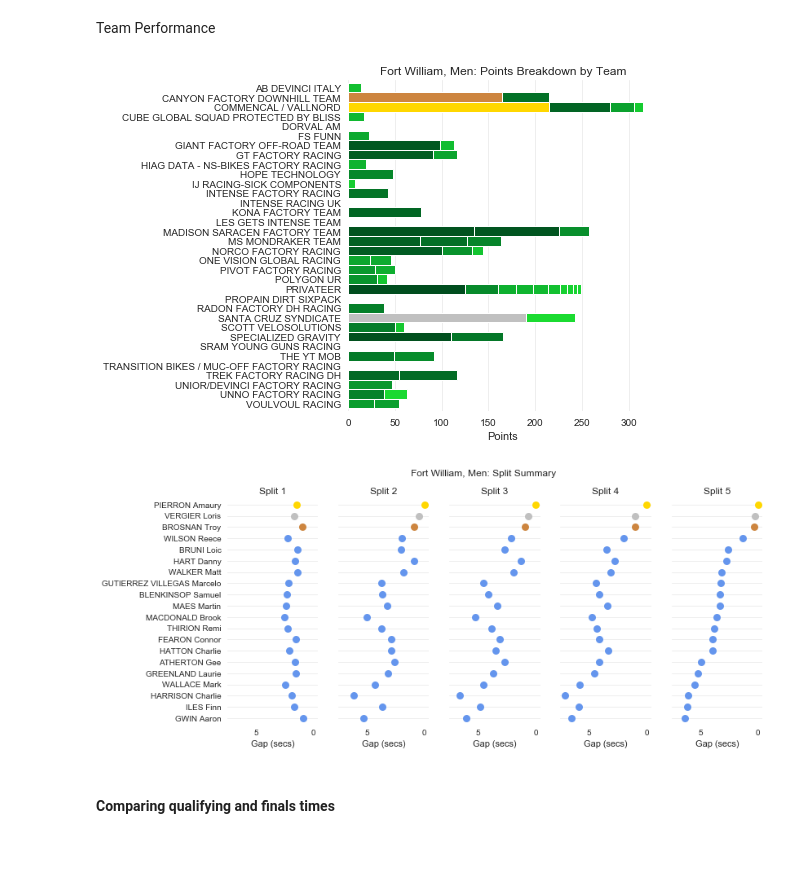
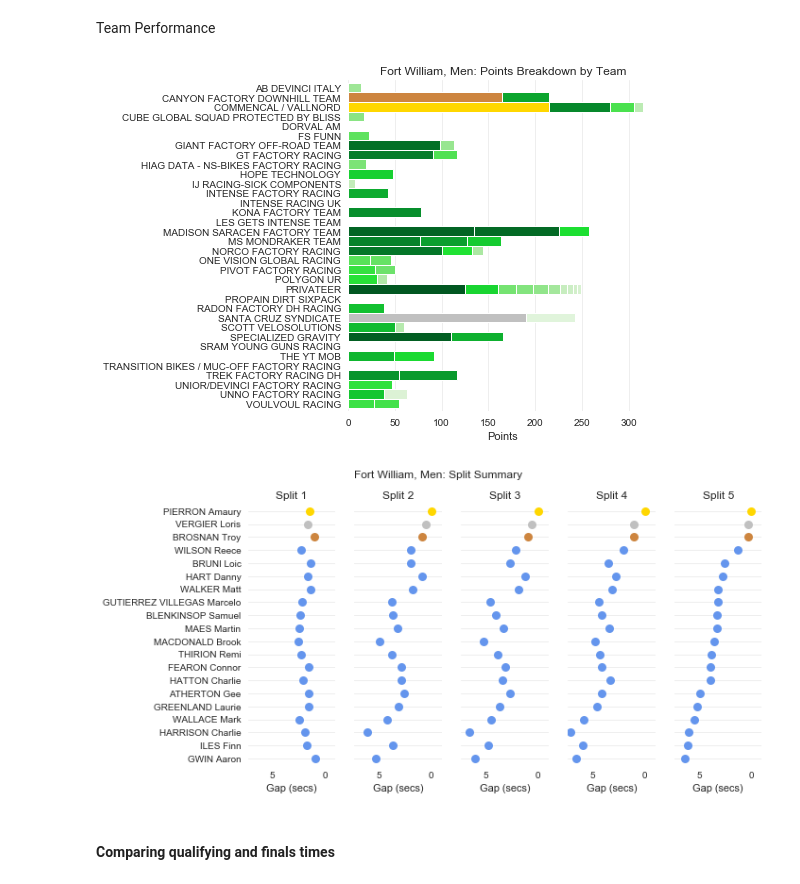
Before and after one commit to domwrap/mtbgeekstats, a Jupyter notebook: 2018/dh_race_analysis.ipynb, the cells around one changed output. Drawn from its saved outputs; the diff is of its cells as text; code cells hidden in the pictures; blank space fills up the shorter version.

```diff
--- a/2018/dh_race_analysis.ipynb
+++ b/2018/dh_race_analysis.ipynb
@@ -146,14 +147,15 @@ Within the function, a few things are calculated
 > Podium: 1st 2nd 3rd place finishers are highlighted throughout each chart by gold, silver, bronze dot respectively
 # %%
 def drawScatter( df2, col, title, timeCol=False, minX=False, maxX=False, color='cornflowerblue', xlabel='Gap (seconds)', labelPosOffsetX=0 ):
-    pltY = 3 * ( topX / 10 )
-    pltX = 2.5 * ( topX / 10 )
+    pltY = 3 * math.ceil( topX / 10 )
+    pltX = 2.5 * math.ceil( topX / 10 )+1
     plt.subplots(figsize=(pltX,pltY))
+#     plt.subplots()
 
     if False == minX:
         minX = df2[col][:topX].max()
     if False == maxX:
-        maxX = -.5
+        maxX = -1
 #         maxX = df2[col].max()# - (df2[col].min()*.1)  #-.5
 #         display( maxX )
 
@@ -198,10 +200,9 @@ def drawScatter( df2, col, title, timeCol=False, minX=False, maxX=False, color='
 # %% [markdown]
 > X-Axis: Standardised across all charts for readibility, calculated as time gap between slowest person in the included dataset and first place at the finish
 # %%
-#
-minX = math.ceil(df['split' + str(splits) + '_vs_winner'][topX-1])
+minX = math.ceil(df['split' + str(splits) + '_vs_winner'][topX-1])+1
 #     minX = math.ceil( ( df['split' + str(splits) + '_vs_winner'][topX-1] ) / 10 ) * 10
-labelPosOffsetX = ( ( .2 if topX >= 20 else 1 ) * ( math.ceil( topX / 2 / 10 ) ) )
+labelPosOffsetX = ( ( .2 if topX >= 20 else 1 ) * ( math.ceil( topX / 2 / 10 ) ) ) #if 'm' == gender else 1.5
 # %% [markdown]
 Iterate over the number of `splits` and draw two timing charts on each loop, except for the first where split and sector would be the same
 
@@ -471,16 +476,17 @@ colors = [ i.web for i in colors ]
 first = int(df2.loc[df2['rank'] == 1].index.values)
 second = int(df2.loc[df2['rank'] == 2].index.values)
 third = int(df2.loc[df2['rank'] == 3].index.values)
-if first <= topX:
+display( third )
+if first < topX:
     colors[first] = "gold"
-if second <= topX:
+if second < topX:
     colors[second] = "silver"
-if third <= topX:
+if third < topX:
     colors[third] = "peru"
 cyc = cycler('color', colors)
 mpl.rcParams['axes.prop_cycle'] = cycler(cyc)
 
-plot = sns.barplot( df2.speed[:topX], df2.name[:topX])
+plot = sns.barplot( df2.speed[:topX], df2.name[:topX] )
 plot.set( title=chart_title_prefix + ': Fastest ' + str(topX) + ' at the Speed Trap', xlabel='Speed (km/h)', ylabel='' )
 plot.set_frame_on(False)
 minX = math.floor( df2.speed[:topX].min() )
@@ -638,10 +644,10 @@ Team Performance
 # %%
 dfTeams = dfm[['name', 'UciTeamName', 'points']].copy().fillna('PRIVATEER')
 dfTeamPoints = dfTeams.pivot( index='UciTeamName', columns='name', values='points' ).fillna(0)
-dfTeamPoints = dfTeamPoints[dfm[:60]['name']]
+dfTeamPoints = dfTeamPoints[dfm[:dlen]['name']]
 dfTeamPoints = dfTeamPoints.sort_index( ascending=False )
 
-colors = colorList( '#00441b', '#e5f5e0', len(df) )
+colors = colorList( '#00441b', '#e5f5e0', dlen )
 
 ax = dfTeamPoints.plot.barh( stacked=True, color=colors, edgecolor='white', linewidth=1, width=1 )
 ax.legend_.remove()
@@ -659,43 +665,43 @@ plt.tight_layout()
 if image_gen:
     plt.savefig( file_prefix + '_points_by_team.png', dpi=dpi )
 # %% [output]
-[figure, old version]
+[figure, new version]
 # %%
 # https://seaborn.pydata.org/examples/pairgrid_dotplot.html
-data = dfm[0:topX]
+data = dfm[:topX]
 
 # Make the PairGrid
 g = sns.PairGrid( data, x_vars=['split1_vs_best', 'split2_vs_best', 'split3_vs_best', 'split4_vs_best', 'split5_vs_best'], y_vars=["name"], size=5, aspect=.4)
 
 # Draw a dot plot using the stripplot function
 colors = colorList( '#6495ED', '#6495ED', len(data) )
 g.map( sns.stripplot, size=9, orient="h", palette=colors, edgecolor="gray" )
 
 # Use the same x axis limits on all columns and add better labels
-g.set( xlim=(7.5, -.4), xlabel="Gap (secs)", ylabel="" ) # xlim=(0, 25),
+g.set( xlim=(data['split5_vs_best'].max()+1, -1), xlabel="Gap (secs)", ylabel="" ) # xlim=(0, 25),
 
 # Use semantically meaningful titles for the columns
 titles = ["Split 1", "Split 2", "Split 3", "Split 4", "Split 5"]
 
 for ax, title in zip(g.axes.flat, titles):
     # Set a different title for each axes
     ax.set(title=title)
 
     # Make the grid horizontal instead of vertical
     ax.xaxis.grid( False )
     ax.yaxis.grid( color='#EEEEEE' )
 
 # Chart Visuals
 sns.despine( left=True, bottom=True )
 plt.subplots_adjust( top=0.88 )
 g.fig.suptitle( chart_title_prefix + ': Split Summary' )
 
 # Image export
 if image_gen:
     plt.gcf().subplots_adjust(left=0.22)
     plt.savefig( file_prefix + '_split_summary.png', dpi=dpi )
 # %% [output]
-[figure, old version]
+[figure, new version]
 # %% [markdown]
 #### Comparing qualifying and finals times
 # %%
```
Also changed, not shown: parts of 18 cells of this notebook, 42 other files.
